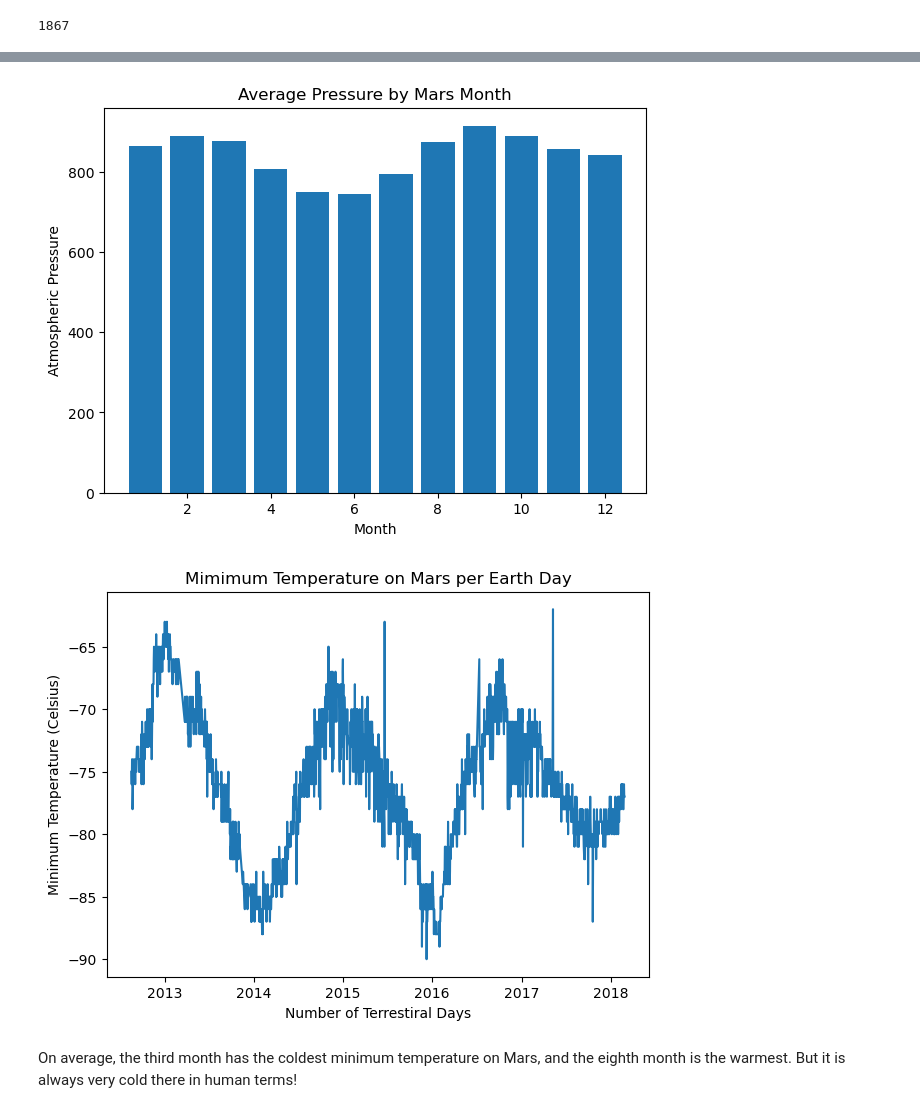
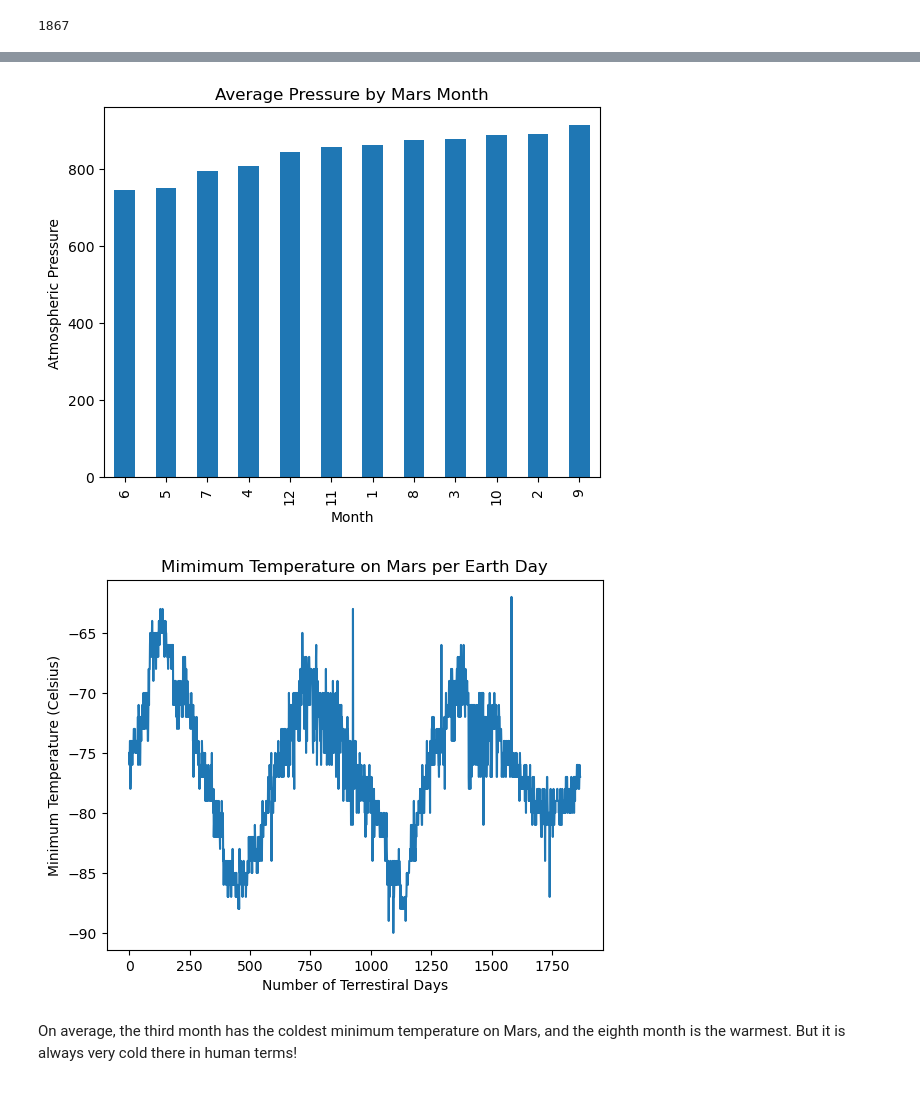
Before and after one commit to RaeAnnG/M11-Mars-Challenge, a Jupyter notebook: Starter_Code/part_2_mars_weather_RG.ipynb, the cells around one changed output, grey strips where cells are left out. Cells and saved outputs as stored; diff of their text form; code cells hidden in the pictures.

```diff
--- a/Starter_Code/part_2_mars_weather_RG.ipynb
+++ b/Starter_Code/part_2_mars_weather_RG.ipynb
@@ -153,9 +153,9 @@ dtype: object
 # %%
 # Change data types for data analysis
 mars_weather_df[mars_weather_df.columns[1]] = pd.to_datetime(mars_weather_df[mars_weather_df.columns[1]])
-mars_weather_df[mars_weather_df.columns[2]] = mars_weather_df[mars_weather_df.columns[2]].astype(int)
-mars_weather_df[mars_weather_df.columns[3]] = mars_weather_df[mars_weather_df.columns[3]].astype(int)
-mars_weather_df[mars_weather_df.columns[4]] = mars_weather_df[mars_weather_df.columns[4]].astype(int)
+mars_weather_df[mars_weather_df.columns[2]] = mars_weather_df[mars_weather_df.columns[2]].astype('Int64')
+mars_weather_df[mars_weather_df.columns[3]] = mars_weather_df[mars_weather_df.columns[3]].astype('Int64')
+mars_weather_df[mars_weather_df.columns[4]] = mars_weather_df[mars_weather_df.columns[4]].astype('Int64')
 mars_weather_df[mars_weather_df.columns[5]] = mars_weather_df[mars_weather_df.columns[5]].astype(float)
 mars_weather_df[mars_weather_df.columns[6]] = mars_weather_df[mars_weather_df.columns[6]].astype(float)
 # %%
@@ -248,5 +258,5 @@ plt.show()
 # %%
 # 4. Average pressure by Martian month
-mars_month_pressure = mars_weather_df[['month','pressure']].groupby(by='month').mean()
+mars_month_pressure = mars_weather_df.groupby('month')['pressure'].mean()
 mars_month_pressure
 # %% [output]
@@ -267,23 +277,21 @@ mars_month_pressure
 # %%
 # Plot the average pressure by month
-fig, ax = plt.subplots(figsize=[7,5])
-ax = plt.bar(mars_month_pressure.index,mars_month_pressure.pressure)
+mars_month_pressure.sort_values().plot(kind="bar")
 plt.xlabel('Month')
 plt.ylabel('Atmospheric Pressure')
 plt.title('Average Pressure by Mars Month')
 plt.show()
 # %% [output]
-[figure, old version]
+[figure, new version]
 # %%
 # 5. How many terrestrial (earth) days are there in a Martian year?
-fig, ax = plt.subplots(figsize=[7,5])
-ax = plt.plot(mars_weather_df.terrestrial_date,mars_weather_df.min_temp)
+mars_weather_df["min_temp"].plot()
 plt.xlabel('Number of Terrestiral Days')
 plt.ylabel('Minimum Temperature (Celsius)')
 plt.title('Mimimum Temperature on Mars per Earth Day')
 plt.show()
 # %% [output]
-[figure, old version]
+[figure, new version]
 # %% [markdown]
 On average, the third month has the coldest minimum temperature on Mars, and the eighth month is the warmest. But it is always very cold there in human terms!
 # %% [markdown]
```
Also changed, not shown: parts of 10 cells of this notebook, 1 other file.
